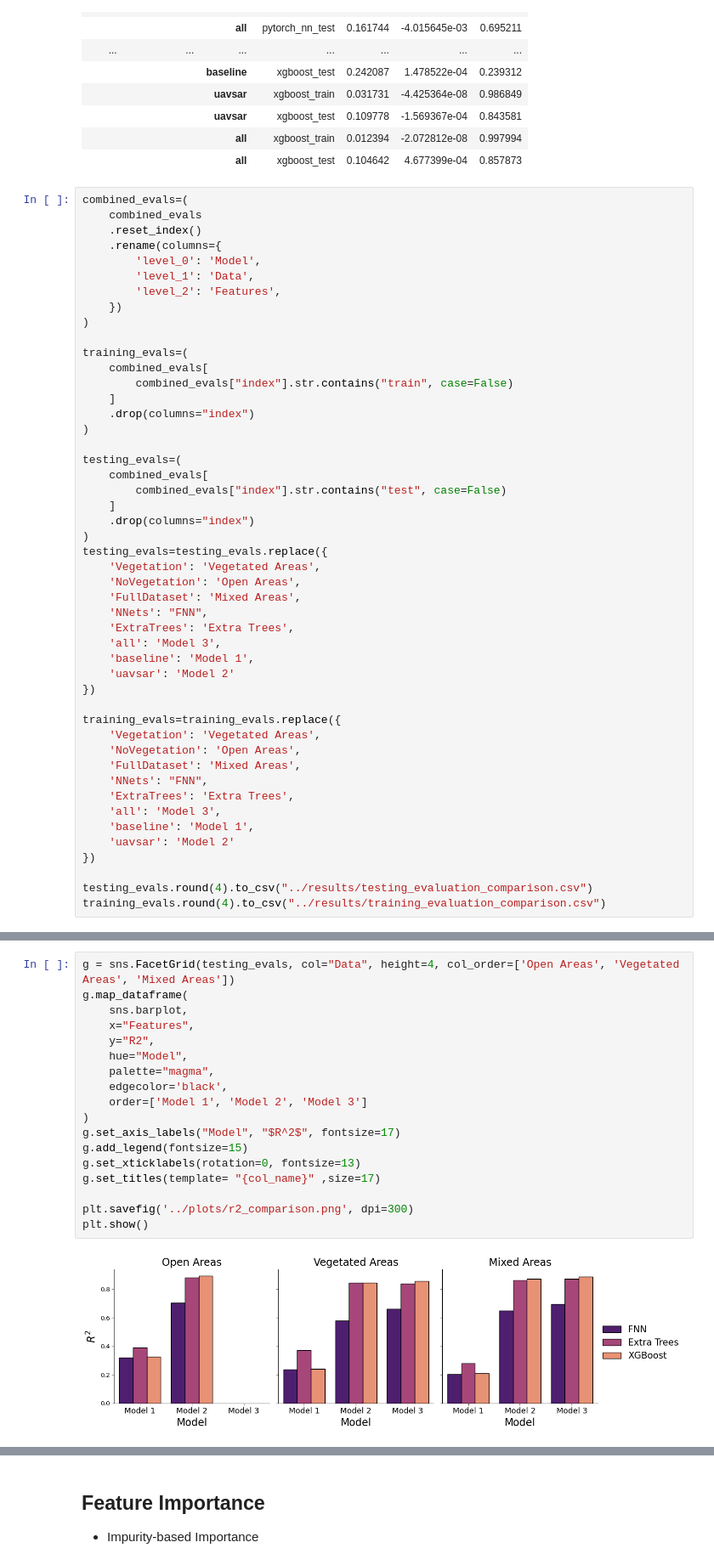
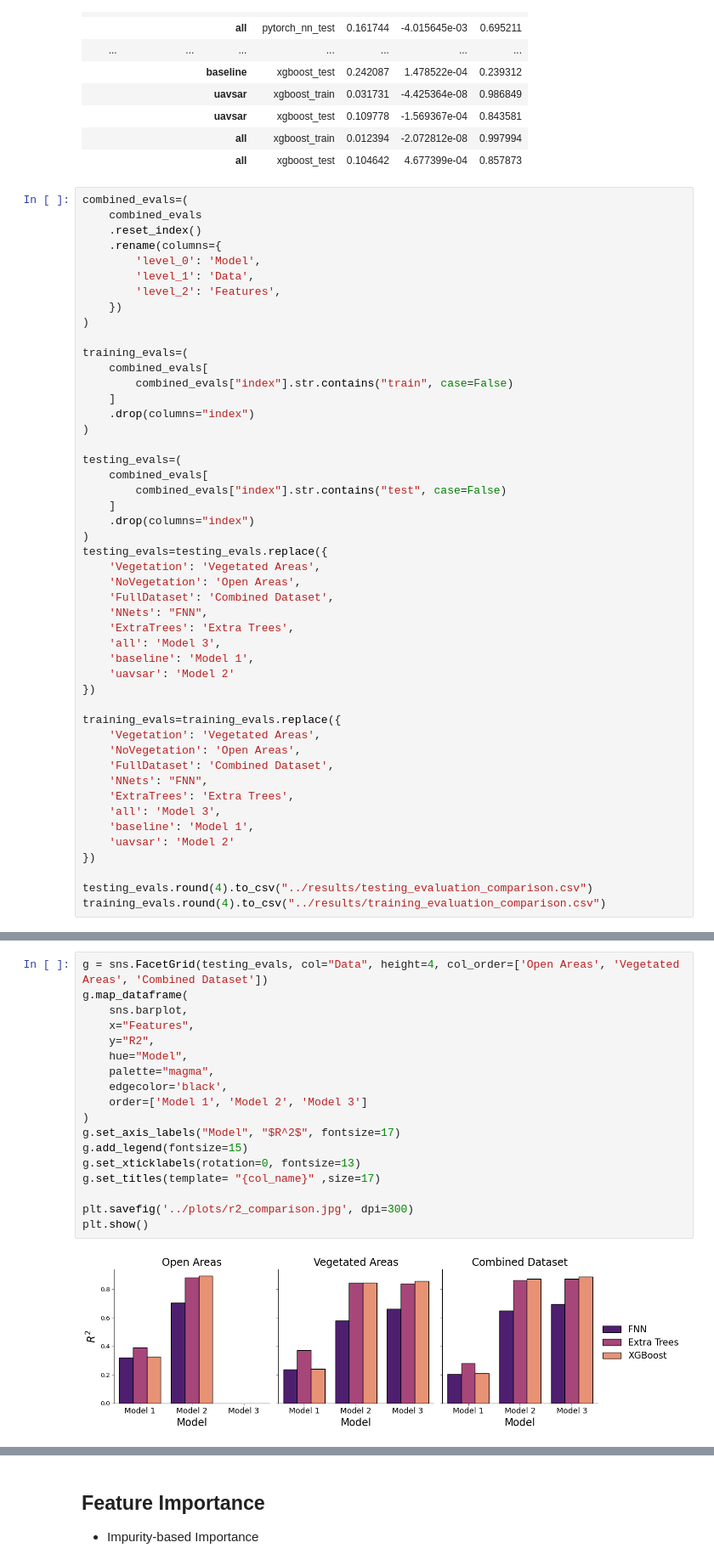
Before and after one commit to Ibrahim-Ola/uavsar-lidar-project, a Jupyter notebook: experiments/07_model_comparison.ipynb, the cells around one changed output, grey strips where cells are left out. Shown at 85% size. Saved outputs shown, nothing was run; the diff lists cells and outputs as text.

```diff
--- a/experiments/07_model_comparison.ipynb
+++ b/experiments/07_model_comparison.ipynb
@@ -81,7 +81,7 @@ testing_evals=(
 testing_evals=testing_evals.replace({
     'Vegetation': 'Vegetated Areas',
     'NoVegetation': 'Open Areas',
-    'FullDataset': 'Mixed Areas',
+    'FullDataset': 'Combined Dataset',
     'NNets': "FNN",
     'ExtraTrees': 'Extra Trees',
     'all': 'Model 3',
@@ -92,7 +92,7 @@ testing_evals=testing_evals.replace({
 training_evals=training_evals.replace({
     'Vegetation': 'Vegetated Areas',
     'NoVegetation': 'Open Areas',
-    'FullDataset': 'Mixed Areas',
+    'FullDataset': 'Combined Dataset',
     'NNets': "FNN",
     'ExtraTrees': 'Extra Trees',
     'all': 'Model 3',
@@ -125,21 +125,21 @@ plt.show()
 # %%
-g = sns.FacetGrid(testing_evals, col="Data", height=4, col_order=['Open Areas', 'Vegetated Areas', 'Mixed Areas'])
+g = sns.FacetGrid(testing_evals, col="Data", height=4, col_order=['Open Areas', 'Vegetated Areas', 'Combined Dataset'])
 g.map_dataframe(
     sns.barplot,
     x="Features",
     y="R2",
     hue="Model",
     palette="magma",
     edgecolor='black',
     order=['Model 1', 'Model 2', 'Model 3']
 )
 g.set_axis_labels("Model", "$R^2$", fontsize=17)
 g.add_legend(fontsize=15)
 g.set_xticklabels(rotation=0, fontsize=13)
 g.set_titles(template= "{col_name}" ,size=17)
 
-plt.savefig('../plots/r2_comparison.png', dpi=300)
+plt.savefig('../plots/r2_comparison.jpg', dpi=300)
 plt.show()
 # %% [output]
-[figure, old version]
+[figure, new version]
 # %%
```
Also changed, not shown: parts of 5 cells of this notebook.
